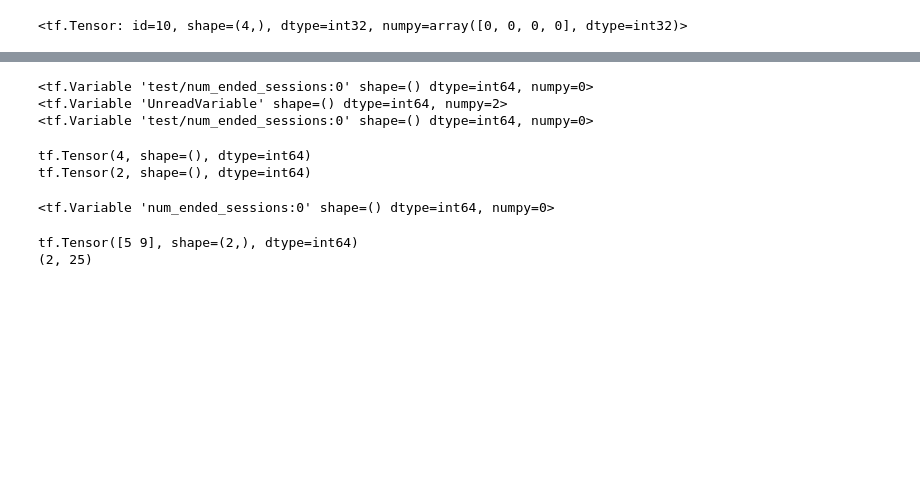
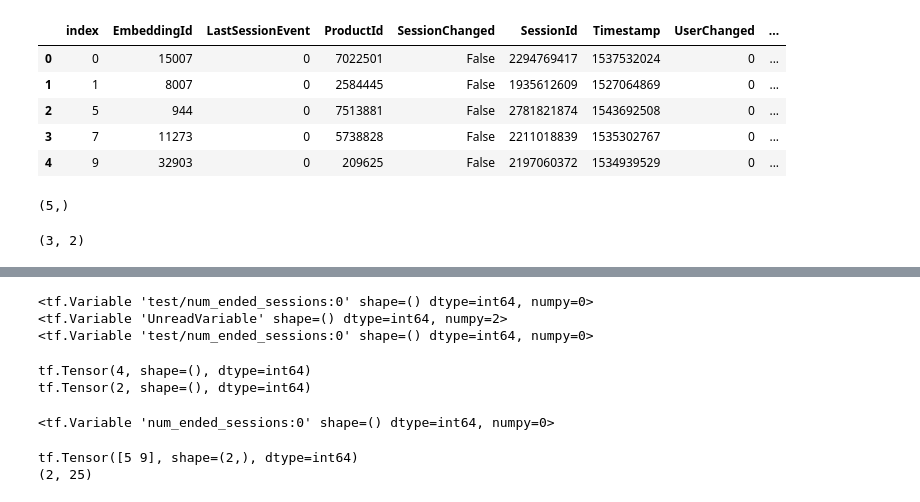
Before and after one commit to muyajil/ethz-msc-thesis, a Jupyter notebook: code/model_proto.ipynb, the cells around one changed output, grey strips where cells are left out. Saved outputs shown, nothing was run; the diff lists cells and outputs as text; code cells hidden in the pictures; blank space fills up the shorter version.

Commit message:
model rewrite

```diff
--- a/code/model_proto.ipynb
+++ b/code/model_proto.ipynb
@@ -6,2 +42,24 @@ from tensorflow.keras.layers import GRU, Dense, Dropout
+# %%
+model_instance = HGRU4Rec(params)
+# %%
+preprocessed = model_instance._preprocess(batch)
+# %%
+preprocessed = preprocessed.astype(dtype={'SessionChanged': np.bool})
+preprocessed
+# %% [output]
+|  | index | EmbeddingId | LastSessionEvent | ProductId | SessionChanged | SessionId | Timestamp | UserChanged | ... |
+| 0 | 0 | 15007 | 0 | 7022501 | False | 2294769417 | 1537532024 | 0 | ... |
+| 1 | 1 | 8007 | 0 | 2584445 | False | 1935612609 | 1527064869 | 0 | ... |
+| 2 | 5 | 944 | 0 | 7513881 | False | 2781821874 | 1543692508 | 0 | ... |
+| 3 | 7 | 11273 | 0 | 5738828 | False | 2211018839 | 1535302767 | 0 | ... |
+| 4 | 9 | 32903 | 0 | 209625 | False | 2197060372 | 1534939529 | 0 | ... |
+# %%
+preprocessed['LabelEmbeddingId'].values.shape
+# %% [output]
+(5,)
+# %%
+np.array([[1,2],[1,2],[1,2]]).shape
+# %% [output]
+(3, 2)
 # %%
 tf.enable_eager_execution()
@@ -11,4 +65,0 @@ b = tf.constant([[0,1,2,3,4,5],[0,1,2,3,4,5],[0,1,2,3,4,5], [0,1,2,3,4,5]])
-# %%
-b[:,0]
-# %% [output]
-<tf.Tensor: id=10, shape=(4,), dtype=int32, numpy=array([0, 0, 0, 0], dtype=int32)>
```
Also changed, not shown: parts of 12 cells of this notebook, 11 other files.
